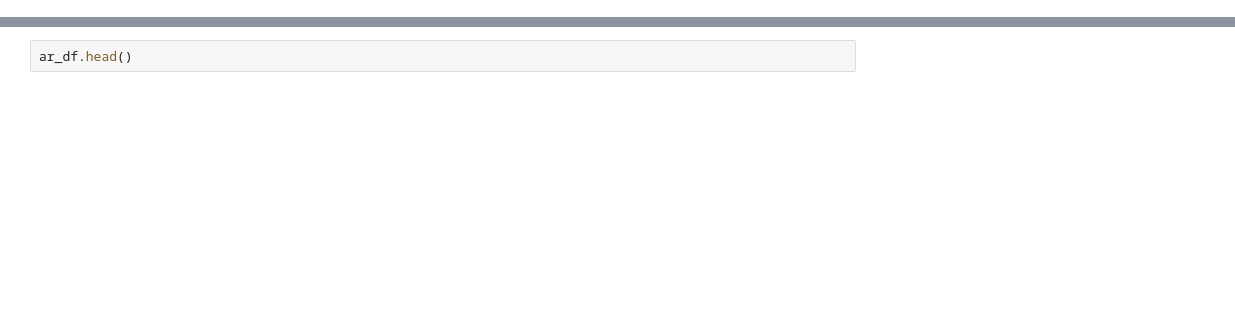
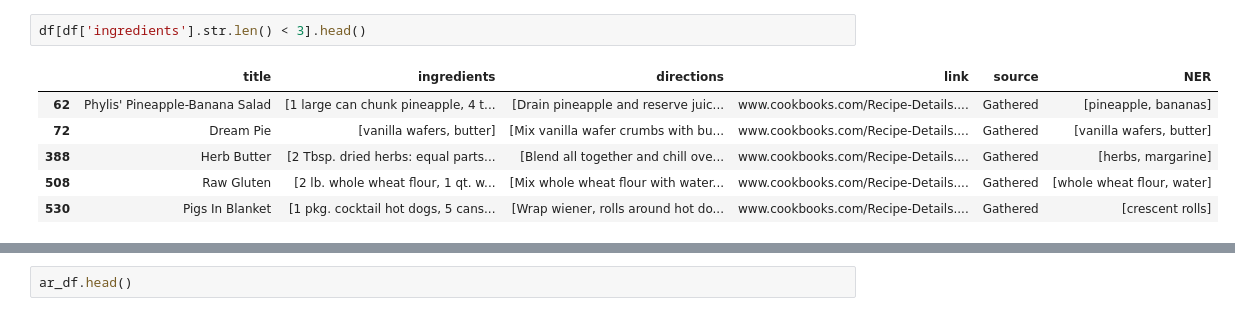
Before and after one commit to lzung/recipe_generator, a Jupyter notebook: notebooks/data_processing.ipynb, the cells around one changed output, grey strips where cells are left out. Saved outputs shown, nothing was run; the diff lists cells and outputs as text; blank space fills up the shorter version.

```diff
--- a/notebooks/data_processing.ipynb
+++ b/notebooks/data_processing.ipynb
@@ -13,0 +35,9 @@ fn_df = pd.read_json('../data/recipes_raw/recipes_raw_nosource_ar.json', orient=
+# %%
+df[df['ingredients'].str.len() < 3].head()
+# %% [output]
+|  | title | ingredients | directions | link | source | NER |
+| 62 | Phylis' Pineapple-Banana Salad | [1 large can chunk pineapple, 4 t... | [Drain pineapple and reserve juic... | www.cookbooks.com/Recipe-Details.... | Gathered | [pineapple, bananas] |
+| 72 | Dream Pie | [vanilla wafers, butter] | [Mix vanilla wafer crumbs with bu... | www.cookbooks.com/Recipe-Details.... | Gathered | [vanilla wafers, butter] |
+| 388 | Herb Butter | [2 Tbsp. dried herbs: equal parts... | [Blend all together and chill ove... | www.cookbooks.com/Recipe-Details.... | Gathered | [herbs, margarine] |
+| 508 | Raw Gluten | [2 lb. whole wheat flour, 1 qt. w... | [Mix whole wheat flour with water... | www.cookbooks.com/Recipe-Details.... | Gathered | [whole wheat flour, water] |
+| 530 | Pigs In Blanket | [1 pkg. cocktail hot dogs, 5 cans... | [Wrap wiener, rolls around hot do... | www.cookbooks.com/Recipe-Details.... | Gathered | [crescent rolls] |
```
Also changed, not shown: parts of 12 cells of this notebook, 7 other files.
